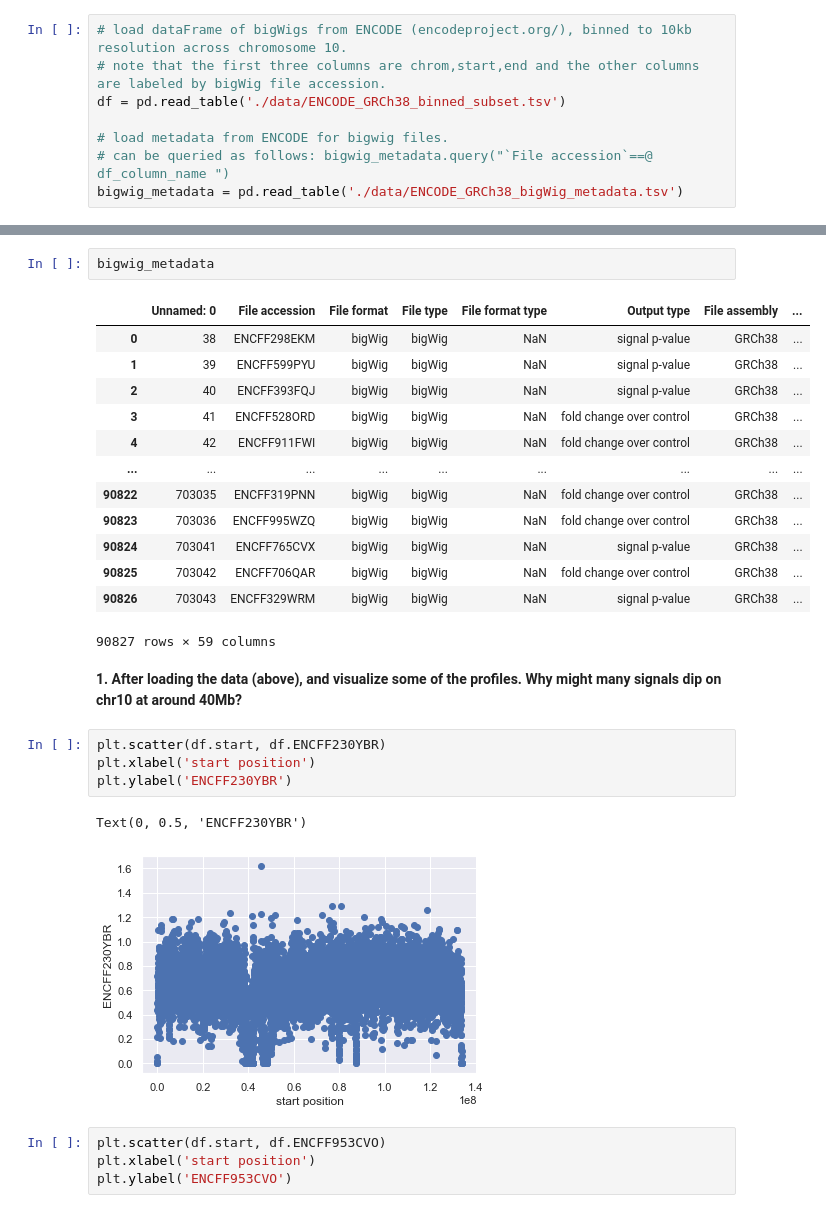
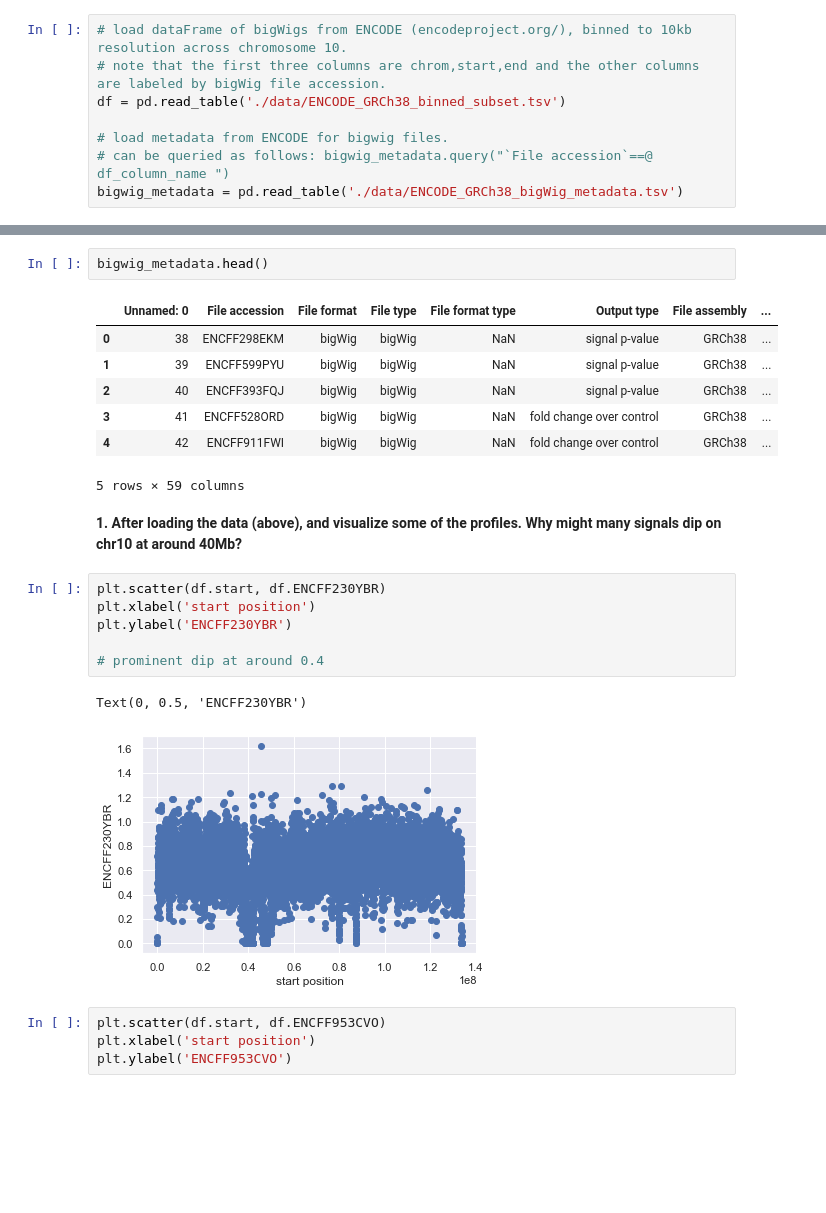
Before and after one commit to Fudenberg-Research-Group/qbio577_fall2022, a Jupyter notebook: encode-bigwig-eda.ipynb, the cells around one changed output, grey strips where cells are left out. Cells and saved outputs as stored; diff of their text form; blank space fills up the shorter version.

```diff
--- a/encode-bigwig-eda.ipynb
+++ b/encode-bigwig-eda.ipynb
@@ -48,25 +43,21 @@ df
 # %%
-bigwig_metadata
+bigwig_metadata.head()
 # %% [output]
 |  | Unnamed: 0 | File accession | File format | File type | File format type | Output type | File assembly | ... |
 | 0 | 38 | ENCFF298EKM | bigWig | bigWig | NaN | signal p-value | GRCh38 | ... |
 | 1 | 39 | ENCFF599PYU | bigWig | bigWig | NaN | signal p-value | GRCh38 | ... |
 | 2 | 40 | ENCFF393FQJ | bigWig | bigWig | NaN | signal p-value | GRCh38 | ... |
 | 3 | 41 | ENCFF528ORD | bigWig | bigWig | NaN | fold change over control | GRCh38 | ... |
 | 4 | 42 | ENCFF911FWI | bigWig | bigWig | NaN | fold change over control | GRCh38 | ... |
-| ... | ... | ... | ... | ... | ... | ... | ... | ... |
-| 90822 | 703035 | ENCFF319PNN | bigWig | bigWig | NaN | fold change over control | GRCh38 | ... |
-| 90823 | 703036 | ENCFF995WZQ | bigWig | bigWig | NaN | fold change over control | GRCh38 | ... |
-| 90824 | 703041 | ENCFF765CVX | bigWig | bigWig | NaN | signal p-value | GRCh38 | ... |
-| 90825 | 703042 | ENCFF706QAR | bigWig | bigWig | NaN | fold change over control | GRCh38 | ... |
-| 90826 | 703043 | ENCFF329WRM | bigWig | bigWig | NaN | signal p-value | GRCh38 | ... |
-90827 rows × 59 columns
+5 rows × 59 columns
 # %% [markdown]
 **1. After loading the data (above), and visualize some of the profiles. Why might many signals dip on chr10 at around 40Mb?**
 # %%
 plt.scatter(df.start, df.ENCFF230YBR)
 plt.xlabel('start position')
 plt.ylabel('ENCFF230YBR')
+
+# prominent dip at around 0.4
 # %% [output]
 Text(0, 0.5, 'ENCFF230YBR')
 [figure]
```
Also changed, not shown: parts of 24 cells of this notebook, 1 other file.
